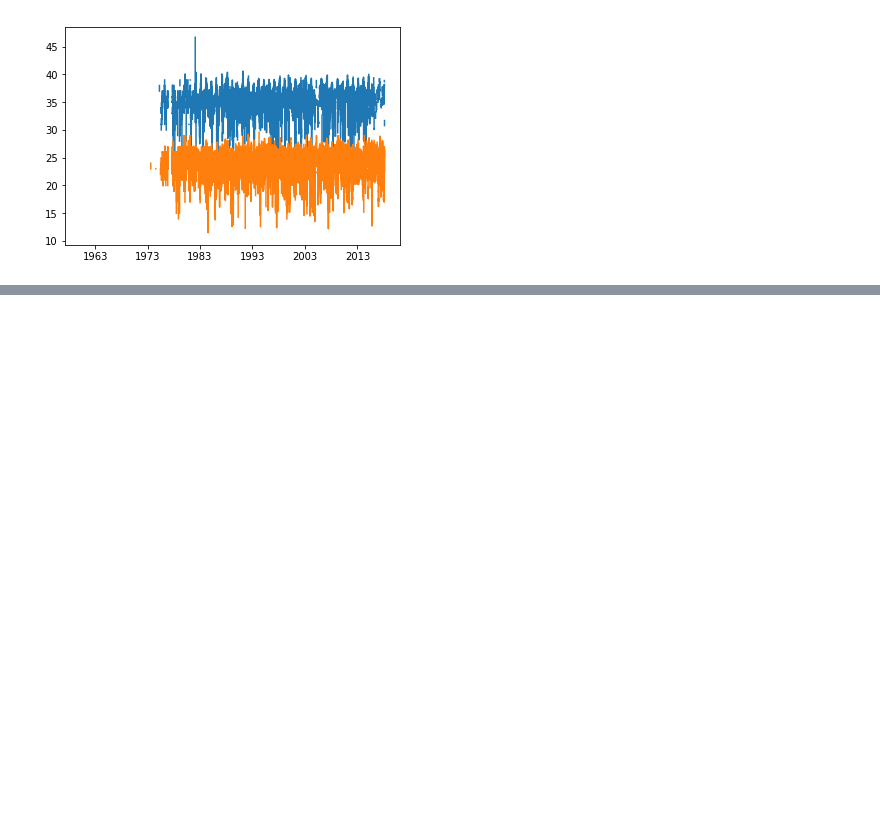
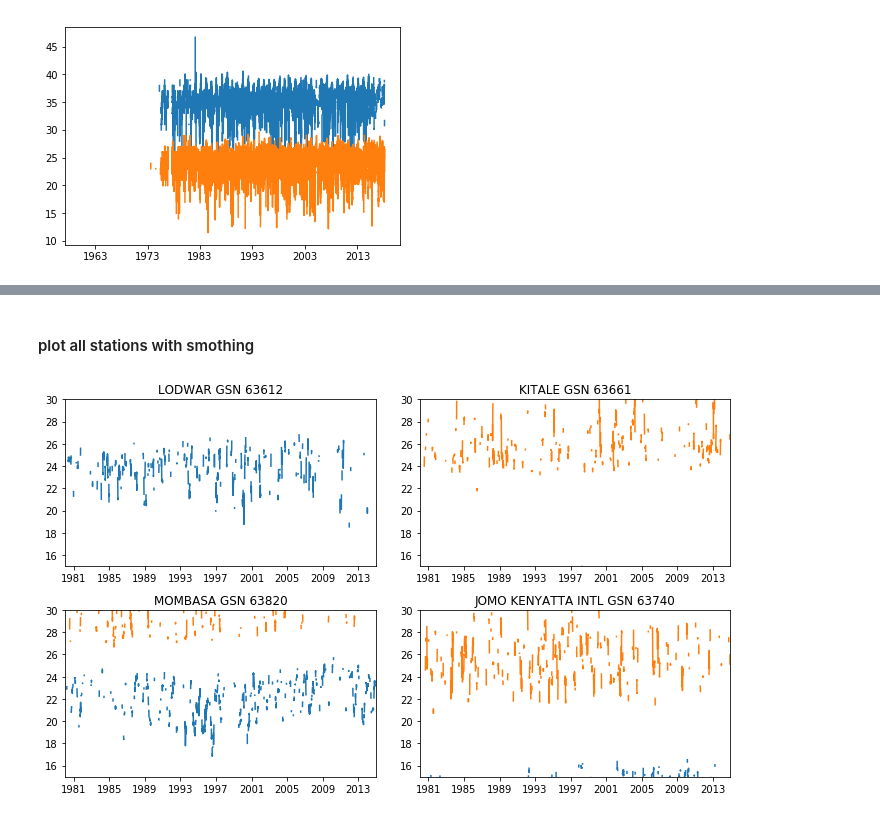
Before and after one commit to 4bic/learn_code, a Jupyter notebook: python:Data Analysis/weather data and numpy.ipynb, the cells around one changed output, grey strips where cells are left out. Drawn from its saved outputs; the diff is of its cells as text; code cells hidden in the pictures; blank space fills up the shorter version.

```diff
--- a/python:Data Analysis/weather data and numpy.ipynb
+++ b/python:Data Analysis/weather data and numpy.ipynb
@@ -60,7 +59,6 @@ KEM00063799  -3.2290   40.1020   25.0    MALINDI
 # %%
-datastations = ['KE000063612', 'KE000063624', 'KE000063619',
-                'KE000063661', 'KE000063723', 'KEM00063686'
-                'KE000063820', 'KE000063740', 'KEM00063799', 'KEM00063741' ]
+datastations = ['KE000063612','KE000063661',
+                'KE000063820', 'KE000063740']
 # %% [markdown]
    > ##### Temperature analysis
 # %%
@@ -178,0 +210,17 @@ plt.plot(lodwar_tmin['date'], lodwar_tmin['value'])
+# %% [markdown]
+#### plot all stations with smothing
+# %%
+plt.figure(figsize=(10,6))
+
+for i,code in enumerate(datastations):
+    plt.subplot(2,2,i+1)
+
+    plot_smothed(getobs('{}.dly'.format(code),'TMIN'))#, 10)
+    plot_smothed(getobs('{}.dly'.format(code),'TMAX'))#, 10)
+
+    plt.title(stations[code])
+    plt.axis(xmin=np.datetime64('1980'),xmax=np.datetime64('2015'),ymin=15,ymax=30)
+
+plt.tight_layout()
+# %% [output]
+[figure, added]
```
Also changed, not shown: parts of 14 cells of this notebook, 10 other files.
